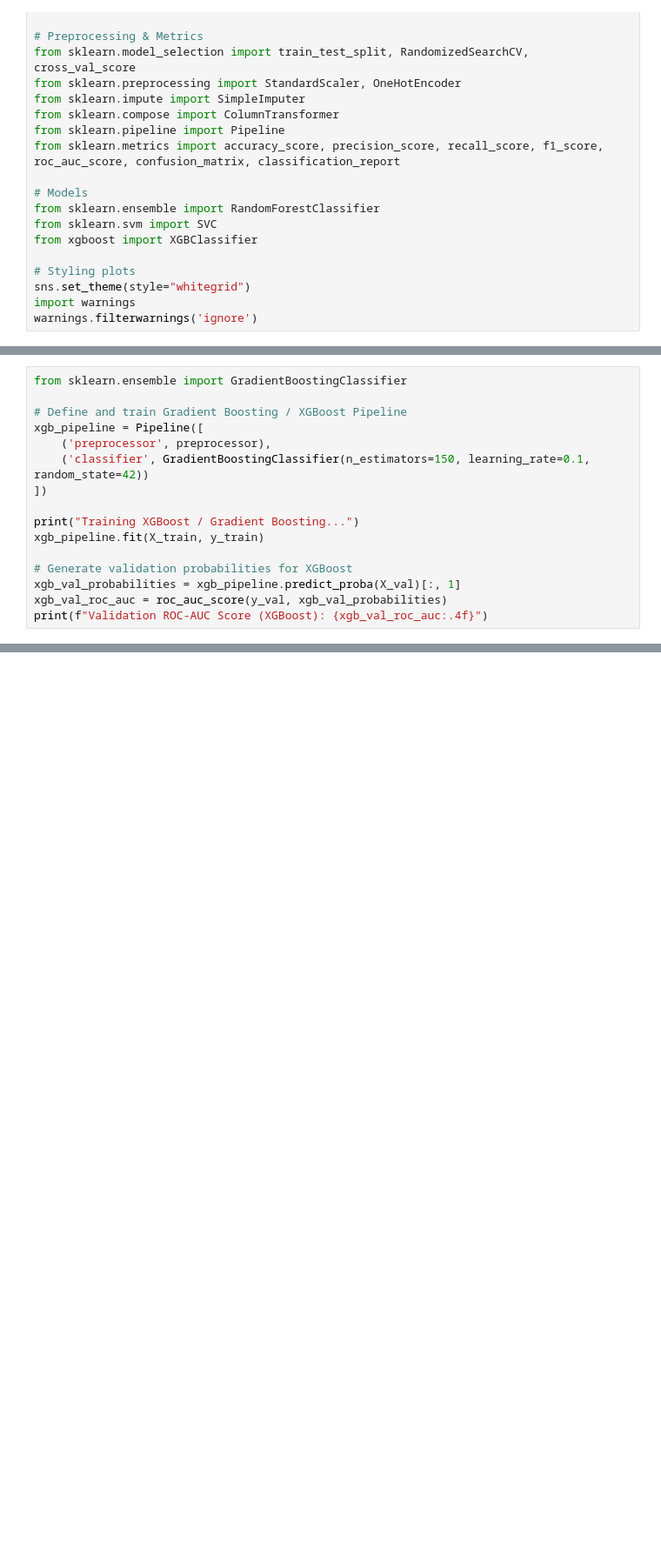
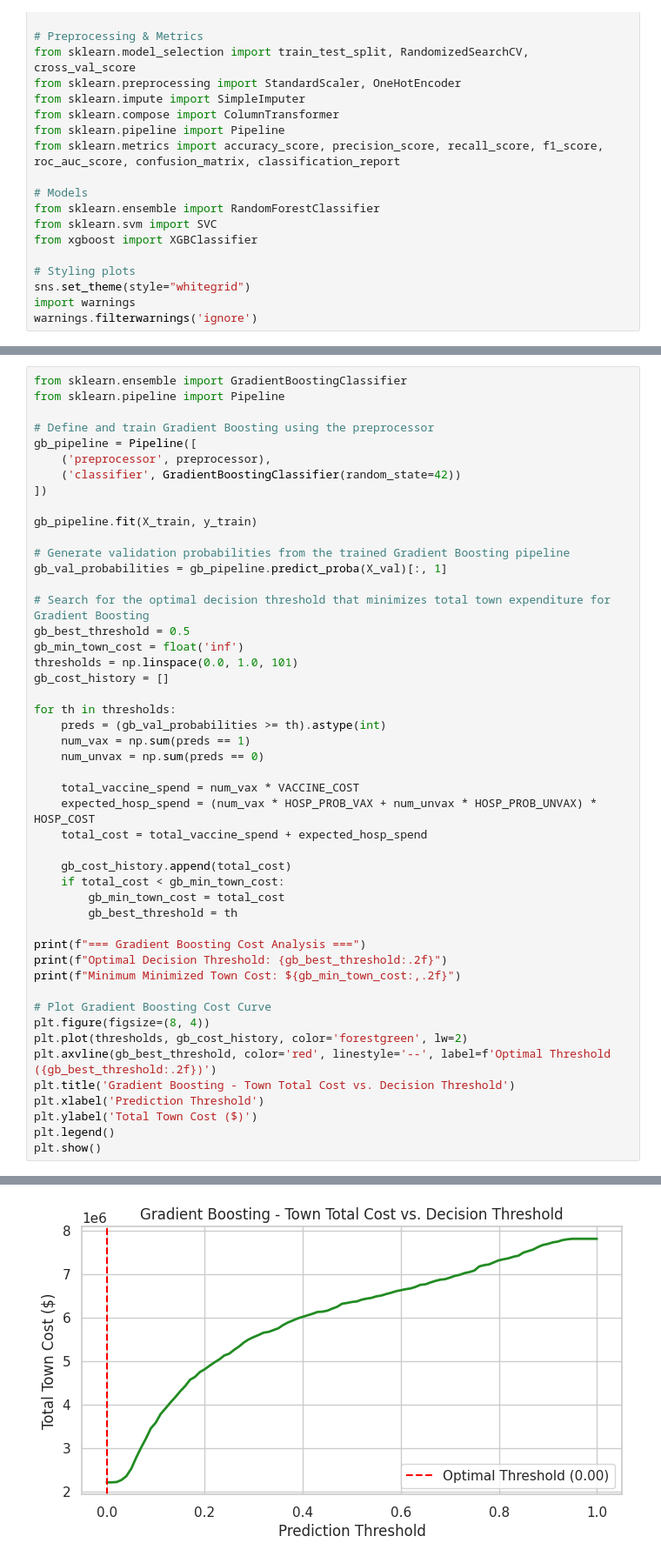
Before and after one commit to UH-HACKATHON-TEAMN/Hackathon-Town-C, a Jupyter notebook: ramya.ipynb, the cells around one changed output, grey strips where cells are left out. Shown at 87% size. Saved outputs shown, nothing was run; the diff lists cells and outputs as text; blank space fills up the shorter version.

```diff
--- a/ramya.ipynb
+++ b/ramya.ipynb
@@ -193,16 +215,0 @@ print(f"Validation ROC-AUC Score (SVM): {svm_val_roc_auc:.4f}")
-# %%
-from sklearn.ensemble import GradientBoostingClassifier
-
-# Define and train Gradient Boosting / XGBoost Pipeline
-xgb_pipeline = Pipeline([
-    ('preprocessor', preprocessor),
-    ('classifier', GradientBoostingClassifier(n_estimators=150, learning_rate=0.1, random_state=42))
-])
-
-print("Training XGBoost / Gradient Boosting...")
-xgb_pipeline.fit(X_train, y_train)
-
-# Generate validation probabilities for XGBoost
-xgb_val_probabilities = xgb_pipeline.predict_proba(X_val)[:, 1]
-xgb_val_roc_auc = roc_auc_score(y_val, xgb_val_probabilities)
-print(f"Validation ROC-AUC Score (XGBoost): {xgb_val_roc_auc:.4f}")
@@ -208,0 +267,49 @@ print(f"Validation ROC-AUC Score (XGBoost): {xgb_val_roc_auc:.4f}")
+# %%
+from sklearn.ensemble import GradientBoostingClassifier
+from sklearn.pipeline import Pipeline
+
+# Define and train Gradient Boosting using the preprocessor
+gb_pipeline = Pipeline([
+    ('preprocessor', preprocessor),
+    ('classifier', GradientBoostingClassifier(random_state=42))
+])
+
+gb_pipeline.fit(X_train, y_train)
+
+# Generate validation probabilities from the trained Gradient Boosting pipeline
+gb_val_probabilities = gb_pipeline.predict_proba(X_val)[:, 1]
+
+# Search for the optimal decision threshold that minimizes total town expenditure for Gradient Boosting
+gb_best_threshold = 0.5
+gb_min_town_cost = float('inf')
+thresholds = np.linspace(0.0, 1.0, 101)
+gb_cost_history = []
+
+for th in thresholds:
+    preds = (gb_val_probabilities >= th).astype(int)
+    num_vax = np.sum(preds == 1)
+    num_unvax = np.sum(preds == 0)
+
+    total_vaccine_spend = num_vax * VACCINE_COST
+    expected_hosp_spend = (num_vax * HOSP_PROB_VAX + num_unvax * HOSP_PROB_UNVAX) * HOSP_COST
+    total_cost = total_vaccine_spend + expected_hosp_spend
+
+    gb_cost_history.append(total_cost)
+    if total_cost < gb_min_town_cost:
+        gb_min_town_cost = total_cost
+        gb_best_threshold = th
+
+print(f"=== Gradient Boosting Cost Analysis ===")
+print(f"Optimal Decision Threshold: {gb_best_threshold:.2f}")
+print(f"Minimum Minimized Town Cost: ${gb_min_town_cost:,.2f}")
+
+# Plot Gradient Boosting Cost Curve
+plt.figure(figsize=(8, 4))
+plt.plot(thresholds, gb_cost_history, color='forestgreen', lw=2)
+plt.axvline(gb_best_threshold, color='red', linestyle='--', label=f'Optimal Threshold ({gb_best_threshold:.2f})')
+plt.title('Gradient Boosting - Town Total Cost vs. Decision Threshold')
+plt.xlabel('Prediction Threshold')
+plt.ylabel('Total Town Cost ($)')
+plt.legend()
+plt.show()
+# %% [output]
@@ -209,3 +319,4 @@ print(f"Validation ROC-AUC Score (XGBoost): {xgb_val_roc_auc:.4f}")
+[figure, added]
 # %%
 from sklearn.model_selection import RandomizedSearchCV
 
```
Also changed, not shown: parts of 12 cells of this notebook.
